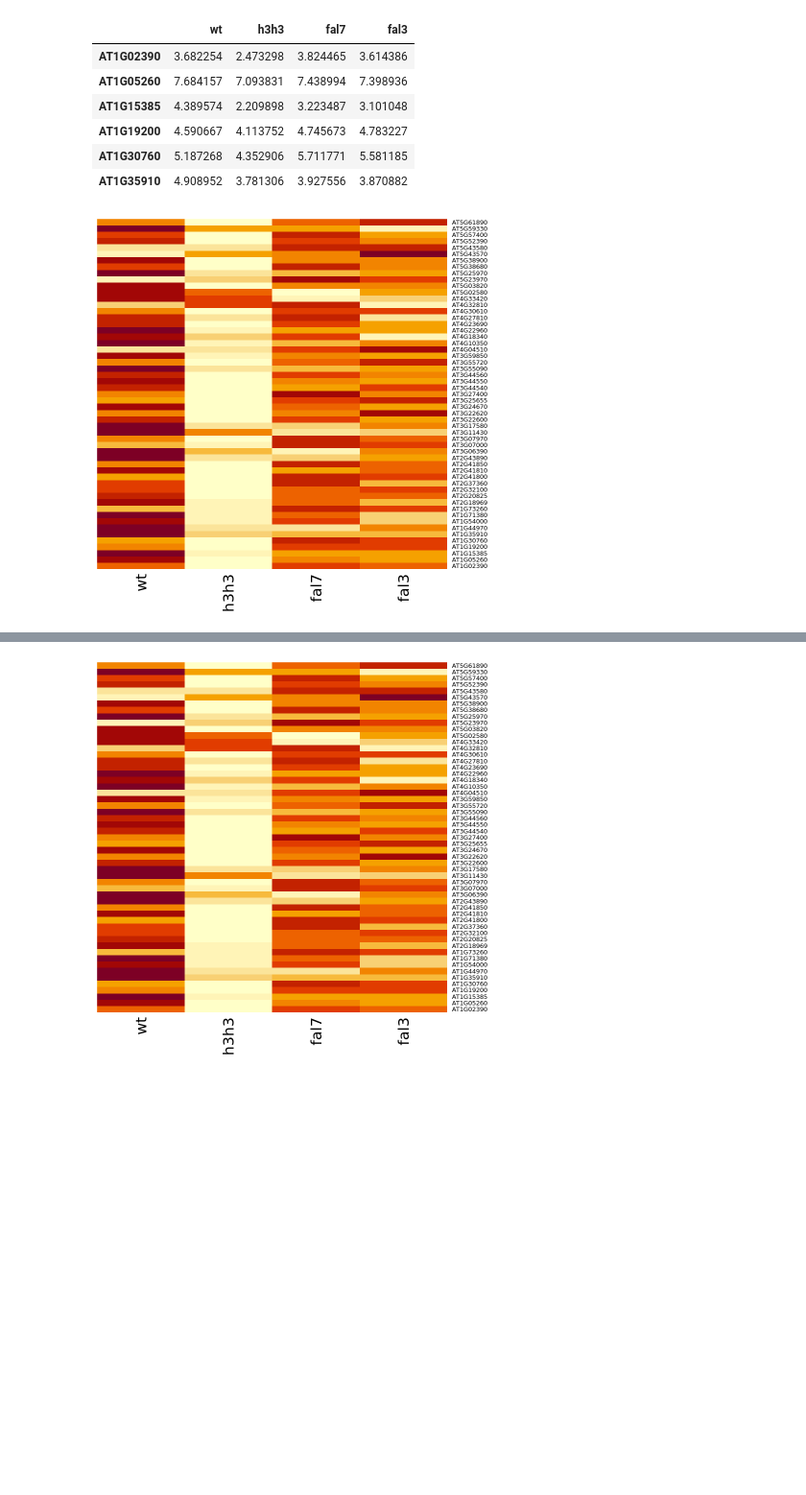
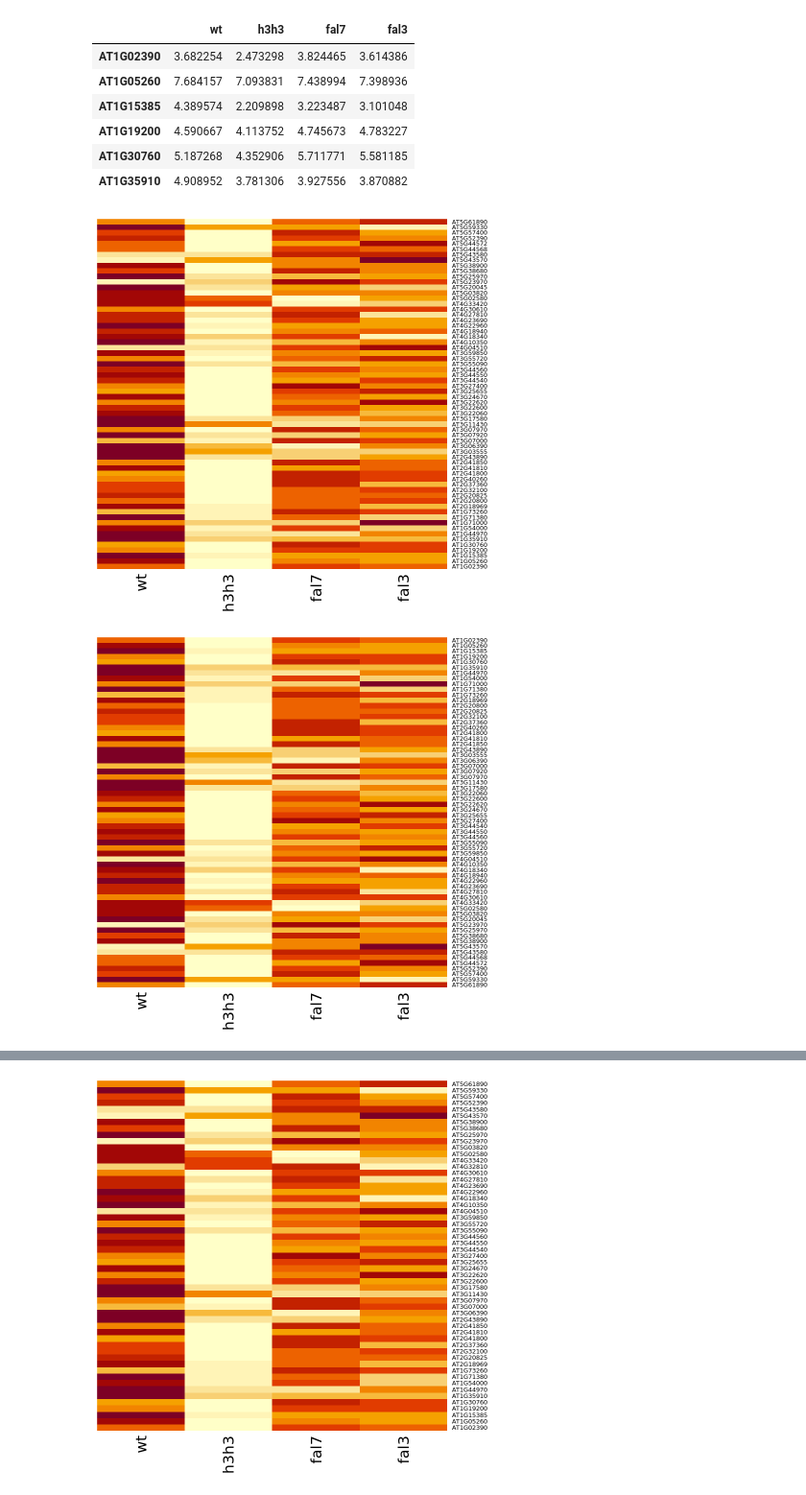
Before and after one commit to isaiahwtaylor/abscission_single_cell, a Jupyter notebook: WB7_fal.ipynb, the cells around one changed output, grey strips where cells are left out. Shown at 96% size. Cells and saved outputs as stored; diff of their text form; code cells hidden in the pictures; blank space fills up the shorter version.

```diff
--- a/WB7_fal.ipynb
+++ b/WB7_fal.ipynb
@@ -90,6 +93,10 @@ A matrix: 6 × 4 of type dbl
 | AT1G35910 | 4.908952 | 3.781306 | 3.927556 | 3.870882 |
 # %%
 #only WT up genes
-heatmap(de_sub_av-rowMeans(de_sub_av[,(c(1,2))]), Rowv=NA, Colv=NA)
+mat = de_sub_av-rowMeans(de_sub_av[,(c(1,2))])
+hmp = heatmap(mat, Rowv=NA, Colv=NA)
+mat = mat[rev(hmp$rowInd),]
+hmp = heatmap(mat, Rowv=NA, Colv=NA)
 # %% [output]
-[figure, old version]
+[figure, new version]
+[figure, added]
```
Also changed, not shown: parts of 6 cells of this notebook, 1 other file.
